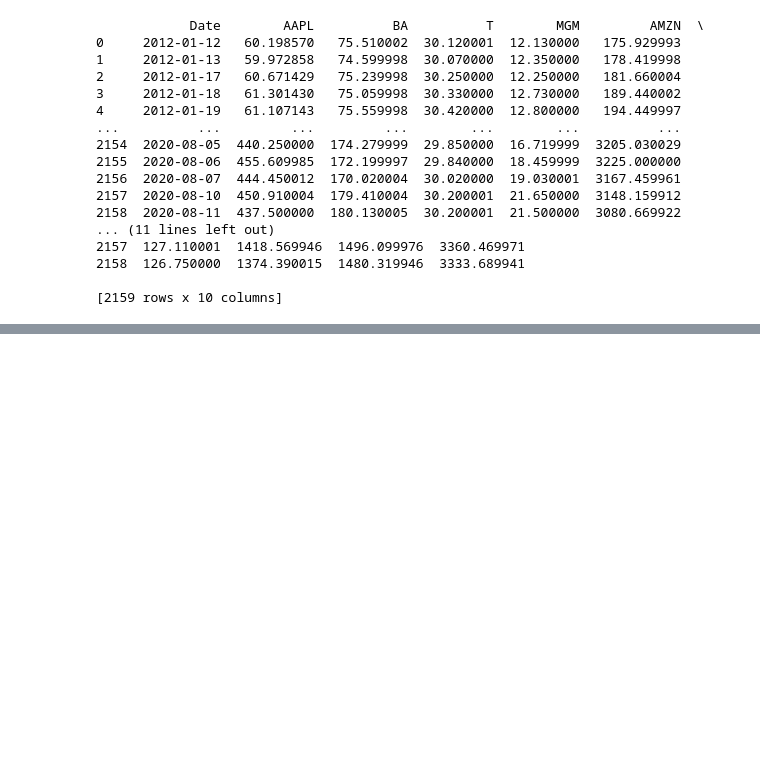
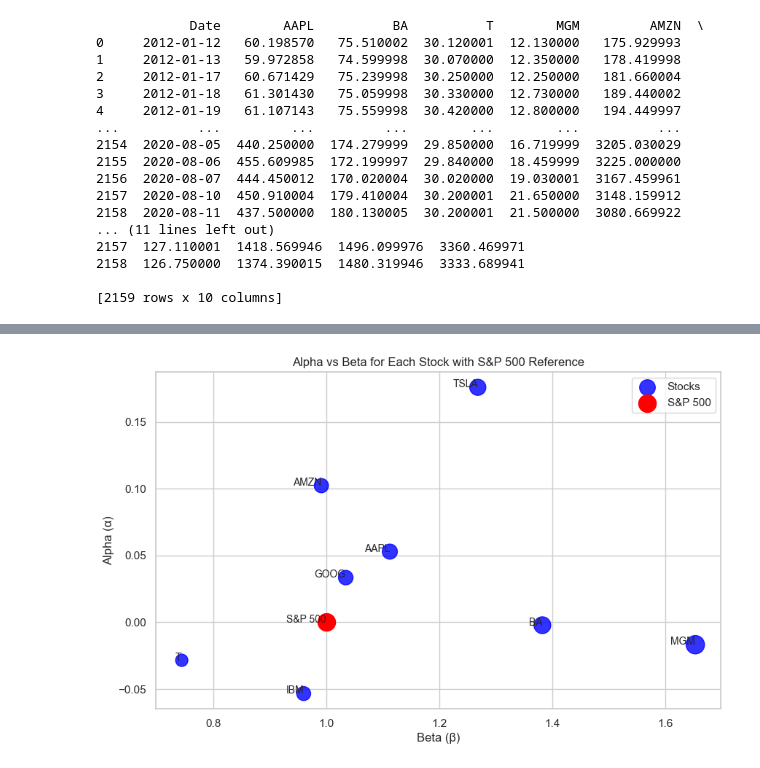
Before and after one commit to bubuzhang2002/Finance-with-Big-Data-PC-labs, a Jupyter notebook: PC labs/PC lab2.ipynb, the cells around one changed output, grey strips where cells are left out. Drawn from its saved outputs; the diff is of its cells as text; code cells hidden in the pictures; blank space fills up the shorter version.

```diff
--- a/PC labs/PC lab2.ipynb
+++ b/PC labs/PC lab2.ipynb
@@ -54,0 +193,7 @@ import matplotlib.pyplot as plt
+# %%
+# Preparing the data as before
+normalized_data['Date'] = pd.to_datetime(normalized_data['Date'])
+
+returns = daily_returns(normalized_data)
+
+print(returns)
@@ -54,0 +313,28 @@ import matplotlib.pyplot as plt
+# %%
+plt.figure(figsize=(10, 6))
+
+# Generate Scatter plot of Alpha and Beta
+plt.scatter(results['Beta (β_i)'], results['Alpha (α_i)'],
+            # Scale size of points (based on Beta size)
+            s=abs(results['Beta (β_i)']) * 200,
+            color='blue', alpha=0.8, label="Stocks")
+
+# Adding stock labels
+for i, stock in enumerate(results['Stock']):
+    plt.text(results['Beta (β_i)'][i], results['Alpha (α_i)'][i], stock, fontsize=10, ha='right')
+
+# Add S&P 500 (by CAPM, S&P 500 has Beta = 1, Alpha = 0)
+plt.scatter(1, 0, color='red', s=300, label="S&P 500")
+plt.text(1, 0, 'S&P 500', fontsize=10, ha='right')
+
+# Labels and title
+plt.xlabel('Beta (β)')
+plt.ylabel('Alpha (α)')
+plt.title('Alpha vs Beta for Each Stock with S&P 500 Reference')
+
+# Show plot
+plt.grid(True)
+plt.legend()
+plt.show()
+# %% [output]
+[figure, added]
```
Also changed, not shown: parts of 28 cells of this notebook.
